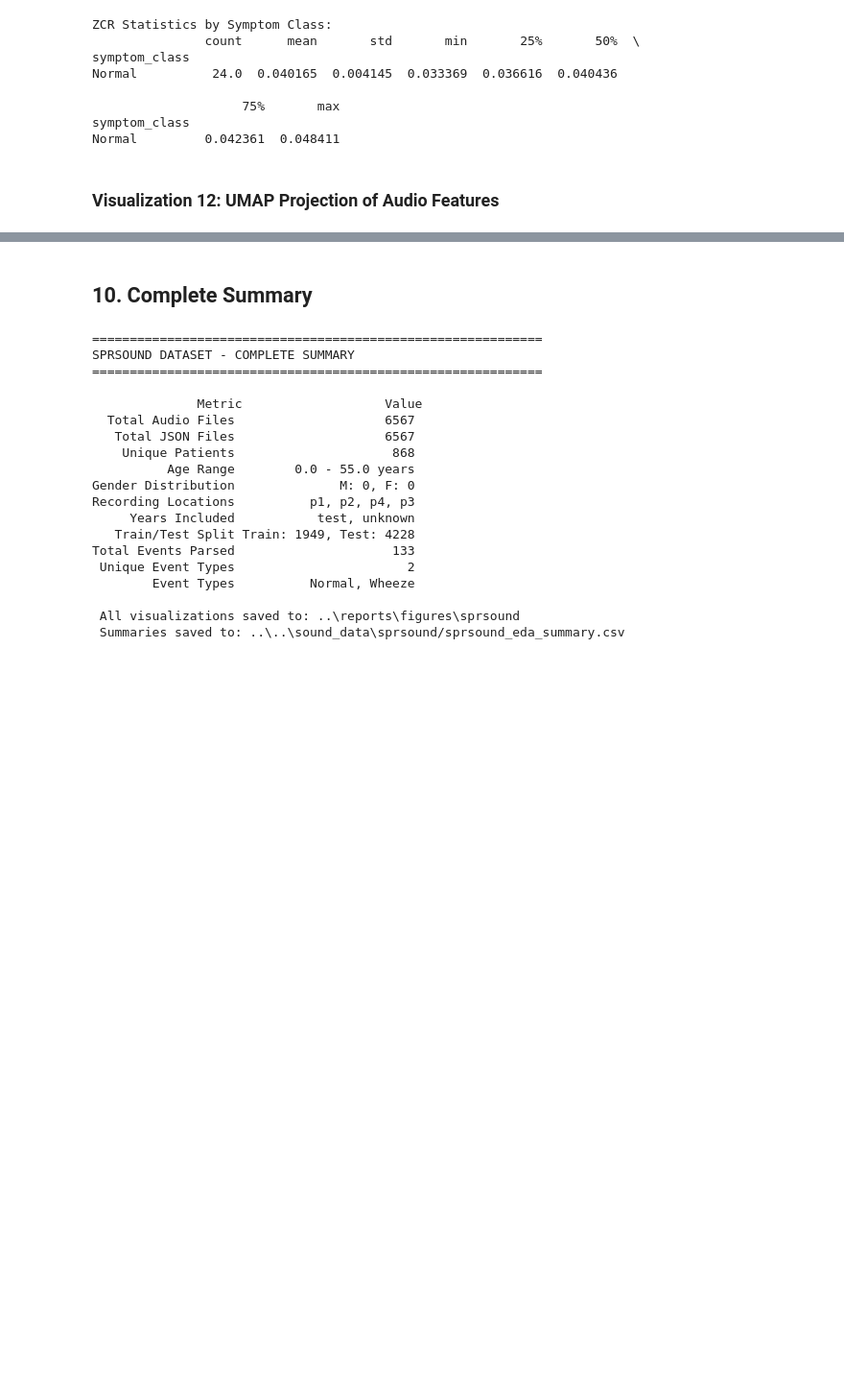
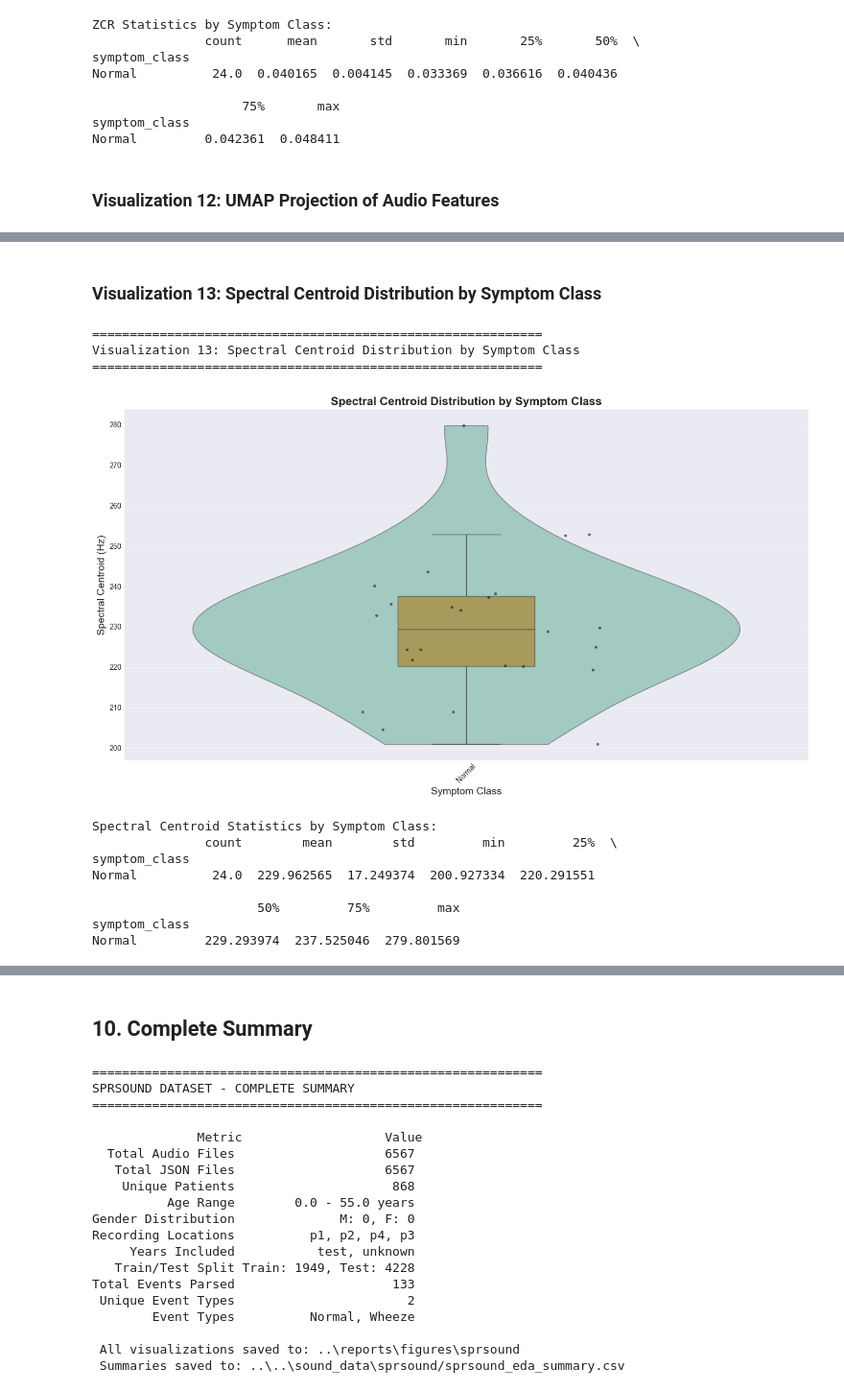
Before and after one commit to mablemunanura/NEONATES, a Jupyter notebook: notebooks/EDA/eda_sprsound.ipynb, the cells around one changed output, grey strips where cells are left out. Shown at 96% size. Cells and saved outputs as stored; diff of their text form; code cells hidden in the pictures; blank space fills up the shorter version.

```diff
--- a/notebooks/EDA/eda_sprsound.ipynb
+++ b/notebooks/EDA/eda_sprsound.ipynb
@@ -863,0 +858,61 @@ Visualization 12: MFCC Heatmap Comparison (Normal vs. Wheeze)
+# %% [markdown]
+### Visualization 13: Spectral Centroid Distribution by Symptom Class
+# %%
+print("\n" + "="*60)
+print("Visualization 13: Spectral Centroid Distribution by Symptom Class")
+print("="*60)
+
+if len(df_events) > 0 and len(df_audio) > 0:
+    # Merge audio features with events
+    df_audio_with_labels = pd.merge(
+        df_audio,
+        df_events[['recording_file', 'symptom_class']].drop_duplicates(),
+        left_on='file',
+        right_on='recording_file',
+        how='inner'
+    )
+
+    if len(df_audio_with_labels) > 0:
+        plt.figure(figsize=(14, 8))
+
+        # Create raincloud plot (half-violin + boxplot + points)
+        # First, create violin plot
+        sns.violinplot(data=df_audio_with_labels, x='symptom_class', y='spectral_centroid',
+                      palette='Set2', cut=0, inner=None, alpha=0.6)
+
+        # Add boxplot
+        sns.boxplot(data=df_audio_with_labels, x='symptom_class', y='spectral_centroid',
+                   width=0.2, showfliers=False, boxprops={'alpha': 0.8})
+
+        # Add strip plot for individual points
+        sns.stripplot(data=df_audio_with_labels, x='symptom_class', y='spectral_centroid',
+                     color='black', size=4, alpha=0.5, jitter=0.2)
+
+        plt.title('Spectral Centroid Distribution by Symptom Class', fontsize=16, fontweight='bold')
+        plt.xlabel('Symptom Class', fontsize=14)
+        plt.ylabel('Spectral Centroid (Hz)', fontsize=14)
+        plt.xticks(rotation=45)
+        plt.grid(True, alpha=0.3, axis='y')
+
+        plt.tight_layout()
+        plt.savefig(figures_dir / 'sprsound18_spectral_centroid_by_symptom.png', dpi=150, bbox_inches='tight')
+        plt.show()
+
+        # Print statistics
+        print("\nSpectral Centroid Statistics by Symptom Class:")
+        print(df_audio_with_labels.groupby('symptom_class')['spectral_centroid'].describe())
+else:
+    print("Need both event labels and audio features for this visualization")
+# %% [output]
+============================================================
+Visualization 13: Spectral Centroid Distribution by Symptom Class
+============================================================
+[figure, added]
+Spectral Centroid Statistics by Symptom Class:
+               count        mean        std         min         25%  \
+symptom_class
+Normal          24.0  229.962565  17.249374  200.927334  220.291551
+
+                      50%         75%         max
+symptom_class
+Normal         229.293974  237.525046  279.801569
```
Also changed, not shown: parts of 17 cells of this notebook, 6 other files.
